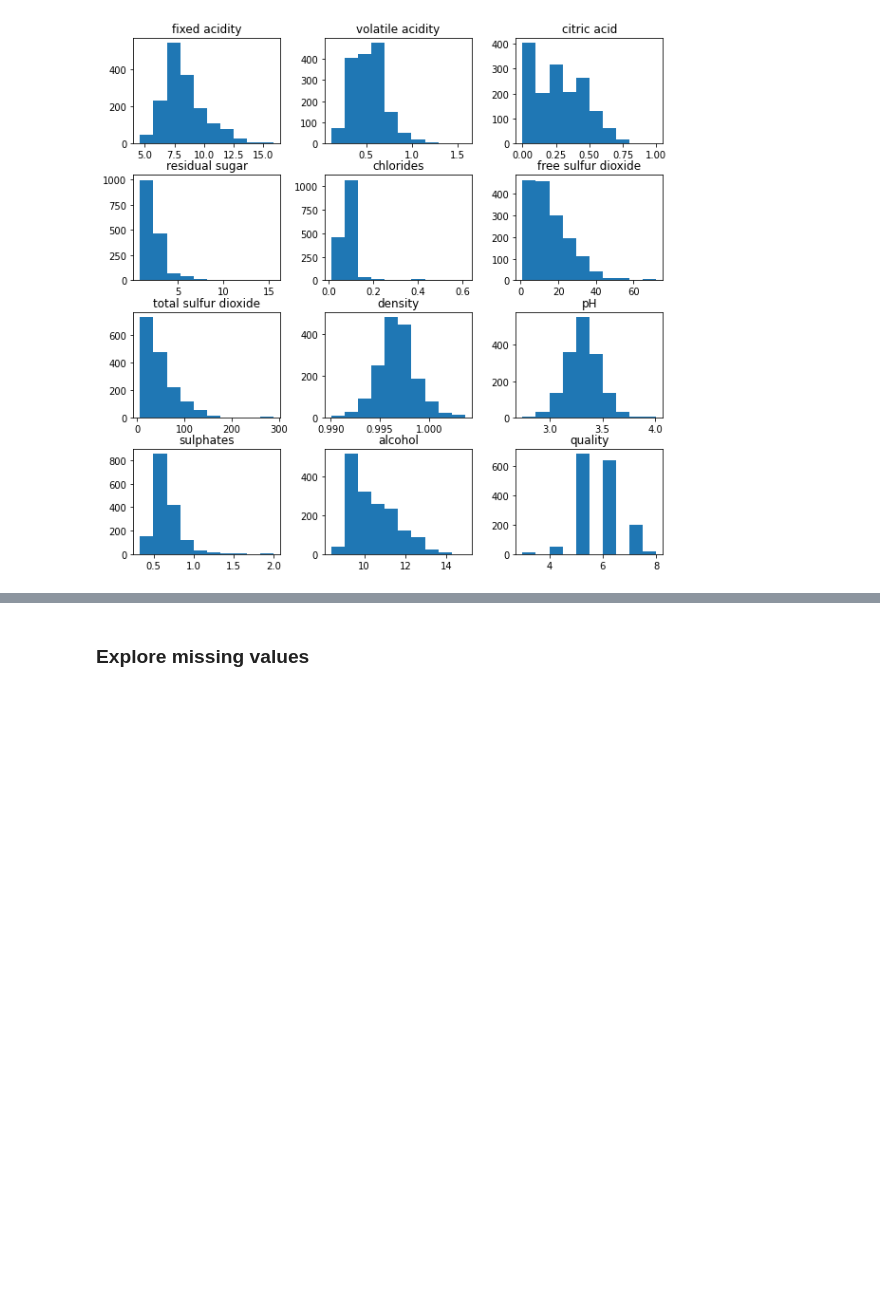
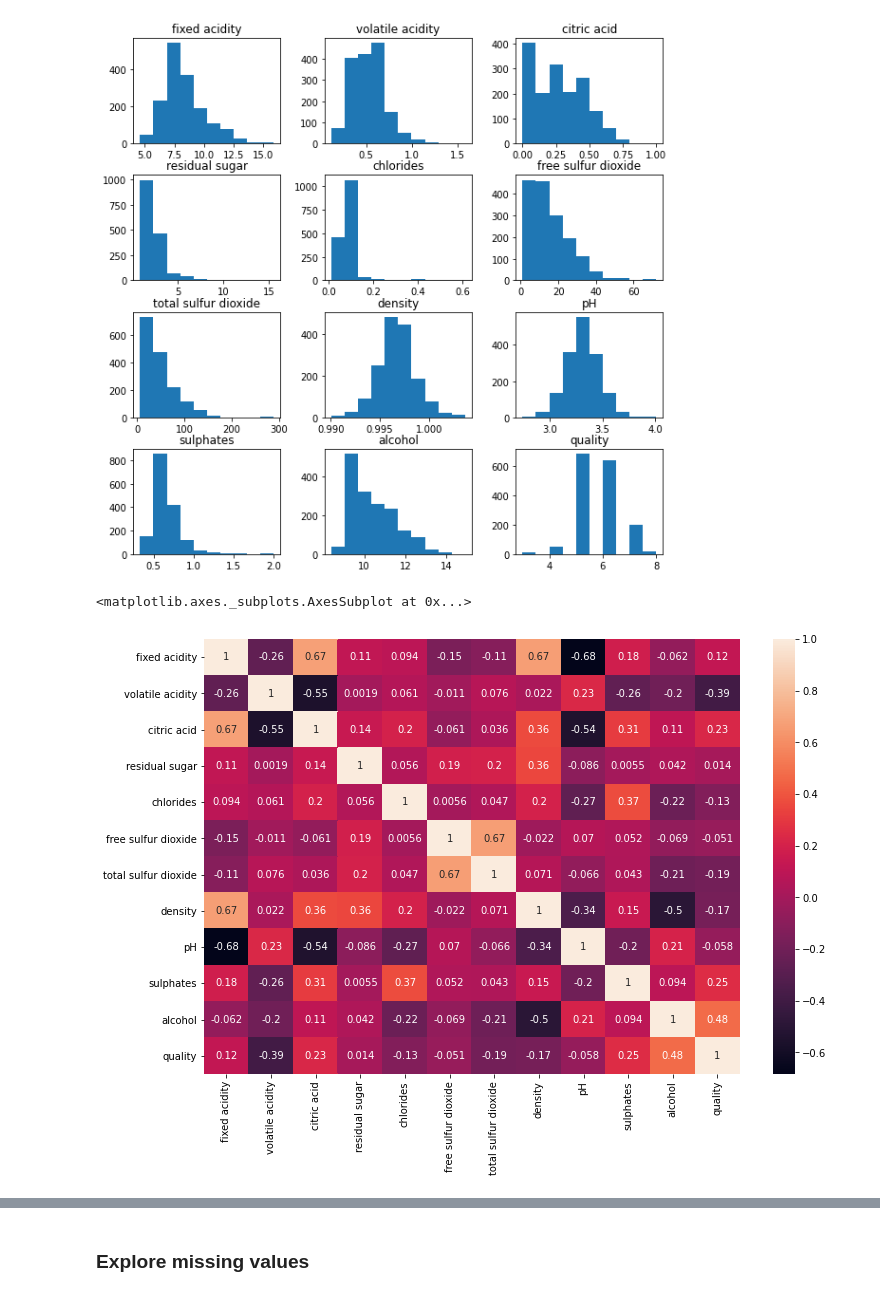
Before and after one commit to HuyenNguyenHelen/INFO-5505---Machine-learning, a Jupyter notebook: HuyenNguyen_Assignment_2.ipynb, the cells around one changed output, grey strips where cells are left out. Saved outputs shown, nothing was run; the diff lists cells and outputs as text; code cells hidden in the pictures; blank space fills up the shorter version.

```diff
--- a/HuyenNguyen_Assignment_2.ipynb
+++ b/HuyenNguyen_Assignment_2.ipynb
@@ -46,3 +46,10 @@ data.describe()
 histograms=data.hist(grid=False, figsize=(10,10))
 # %% [output]
 [figure]
+# %%
+# Plot a heatmap with correlation score
+plt.subplots(figsize=(12,8))
+sns.heatmap(data.corr(), annot=True)
+# %% [output]
+<matplotlib.axes._subplots.AxesSubplot at 0x...>
+[figure, added]
```
Also changed, not shown: parts of 11 cells of this notebook.
